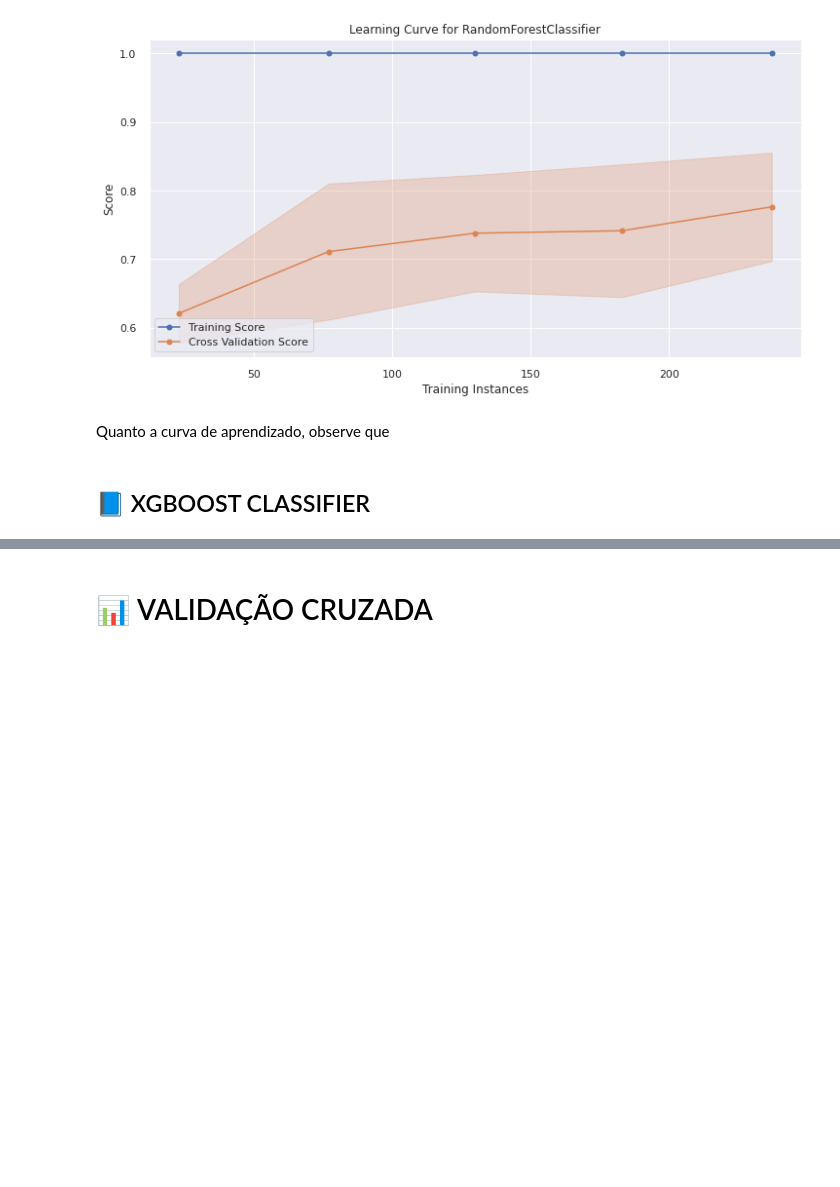
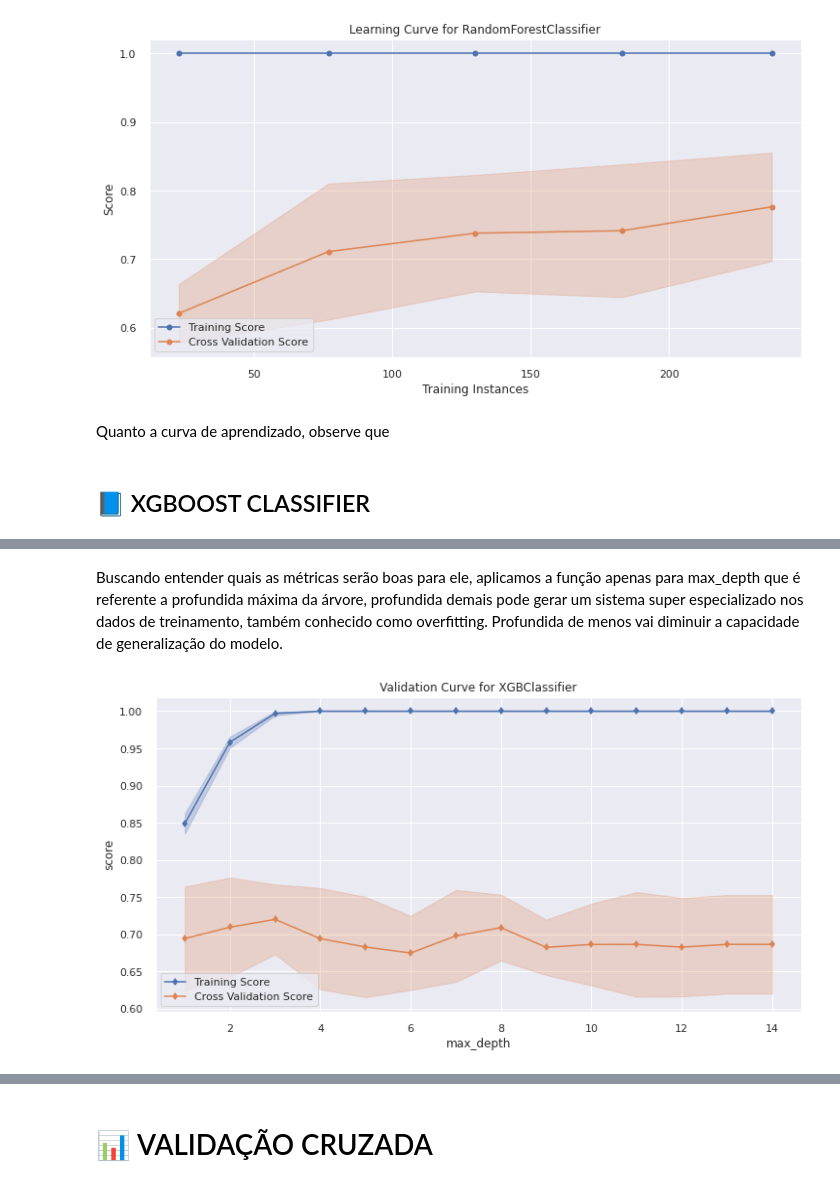
Before and after one commit to MatheusOrange211/Sirio_Libanes_ICU_Prediction, a Jupyter notebook: 2_Implementação_de_Modelos.ipynb, the cells around one changed output, grey strips where cells are left out. Drawn from its saved outputs; the diff is of its cells as text; code cells hidden in the pictures; blank space fills up the shorter version.

```diff
--- a/2_Implementação_de_Modelos.ipynb
+++ b/2_Implementação_de_Modelos.ipynb
@@ -328,13 +357,18 @@ def plotar_FeatureImportances (dados, modelo):
 # %%
 def curva_validacao(modelo,dados,n_range_max,param):
   np.random.seed(35468)
-  x_columns = dados.columns
-  y = dados["ICU"]
-  x = dados[x_columns].drop(["ICU"], axis=1)
+  x_train,x_test,y_train,y_test = criar_treino_teste(dados)
+
+  #separado os dados, iremos plotar uma gráfico
   fig,ax = plt.subplots(figsize=(12,6))
+  #validationcurve cria uma espécie de laço for onde o modelo é treinado com
+  #certa configuração e com o parâmetro que passamos sendo modificados n_range_max
+  # vezes, começando de 1.
   vc_viz =  ValidationCurve(modelo,param_name= param,
                             param_range = np.arange(1,n_range_max),
                             cv = 10,
                             n_jobs = -1)
-  vc_viz.fit(x,y)
+  #n_jobs  = -1 significa que iremos usar todas as threads do processador para
+  #conseguir eficiencia
+  vc_viz.fit(x_train,y_train)
   vc_viz.poof()
@@ -1049,0 +1134,6 @@ Quanto a curva de aprendizado, observe que
+# %% [markdown]
+Buscando entender quais as métricas serão boas para ele, aplicamos a função apenas para max_depth que é referente a profundida máxima da árvore, profundida demais pode gerar um sistema super especializado nos dados de treinamento, também conhecido como overfitting. Profundida de menos vai diminuir a capacidade de generalização do modelo.
+# %%
+curva_validacao(modelo_xgboost_dados_limpos, dados_limpos,15,'max_depth')
+# %% [output]
+[figure, added]
```
Also changed, not shown: parts of 83 cells of this notebook.
